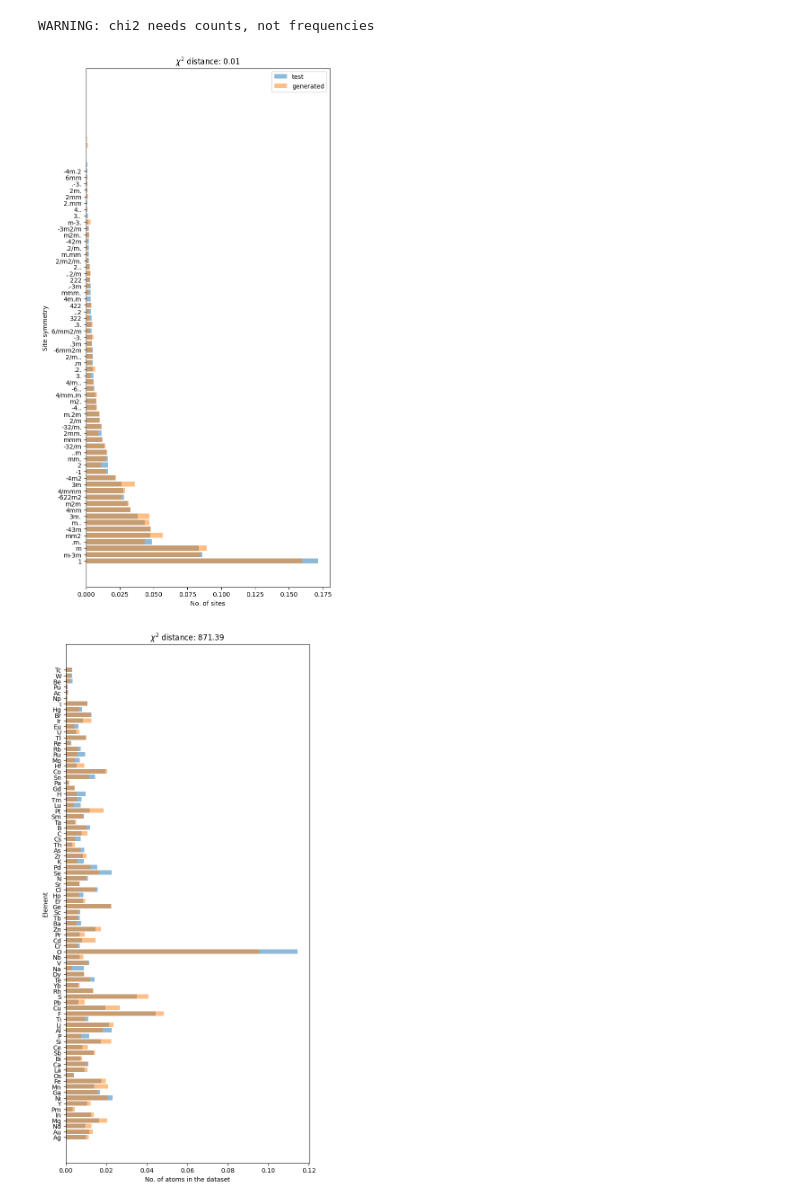
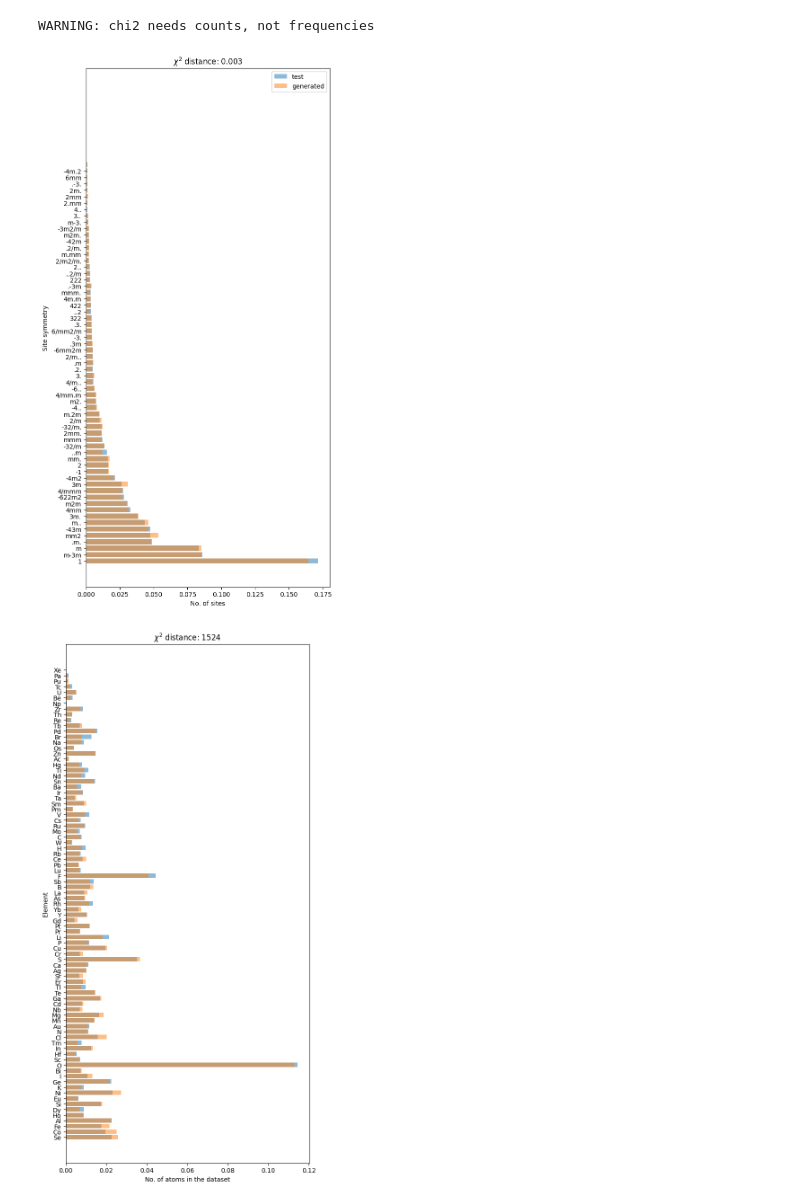
Before and after one commit to kedhip/WyckoffTransformer, a Jupyter notebook: statistical_evaluation.ipynb, the cells around one changed output. Saved outputs shown, nothing was run; the diff lists cells and outputs as text; code cells hidden in the pictures.

Commit message:
Naive calibration experiments

```diff
--- a/statistical_evaluation.ipynb
+++ b/statistical_evaluation.ipynb
@@ -3,7 +3,7 @@ from pyxtal import pyxtal
 # %%
 import gzip
 import json
-with gzip.open('runs/maqpu3ee/generated_wp.json.gz', 'rt') as f:
+with gzip.open('test_naive_va_calib.json.gz', 'rt') as f:
     generated_wychoffs = json.load(f)
 print(f"Loaded {len(generated_wychoffs)} generated wychoffs")
 # %% [output]
@@ -93,14 +93,14 @@ ax.barh(range(len(sorted_ss)), test_count, alpha=0.5, label='test')
 ax.barh(range(len(sorted_ss)), generated_count, alpha=0.5, label='generated')
 ax.set_xlabel('No. of sites')
 ax.set_ylabel('Site symmetry');
-ax.set_title(f"$\\chi^2$ distance: {chi2_results[0]:.2f}")
+ax.set_title(f"$\\chi^2$ distance: {chi2_results[0]:.3f}")
 high_bins = test_count > 0.001
 ax.set_yticks(np.nonzero(high_bins)[0])
 ax.set_yticklabels([sorted_ss[i] for i in np.nonzero(high_bins)[0]])
 ax.legend();
 # %% [output]
 WARNING: chi2 needs counts, not frequencies
-[figure, old version]
+[figure, new version]
 # %%
 test_elements_count = Counter()
 for element, mutliplicity in zip(chain(*datasets_pd['test']['elements']),
@@ -123,17 +123,17 @@ generated_elements_count_np = generated_elements_count_np / generated_elements_c
 # %%
 fig, ax = plt.subplots(figsize=(7, 15))
 ax.barh(range(len(generated_elements_count)), test_elements_count_np, alpha=0.5, label='test')
 ax.barh(range(len(generated_elements_count)), generated_elements_count_np, alpha=0.5, label='generated')
 ax.set_xlabel('No. of atoms in the dataset')
 ax.set_ylabel('Element')
-ax.set_title(f"$\\chi^2$ distance: {chi2_results[0]:.2f}")
+ax.set_title(f"$\\chi^2$ distance: {chi2_results[0]:.0f}")
 high_count = -1
 high_bins = test_elements_count_np > high_count
 ticks = np.nonzero(high_bins)[0]
 ax.set_yticks(ticks)
 ax.set_yticklabels([tuple(generated_elements_count.keys())[i] for i in ticks]);
 # %% [output]
-[figure, old version]
+[figure, new version]
 # %%
 from collections import defaultdict
 from pyxtal.symmetry import Group
```
Also changed, not shown: parts of 4 cells of this notebook, 3 other files.
